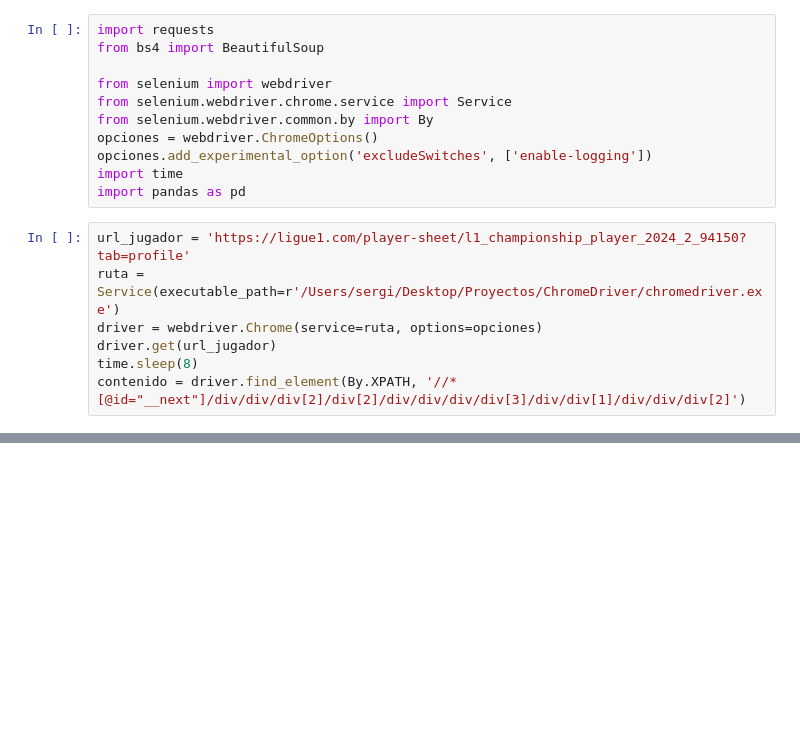
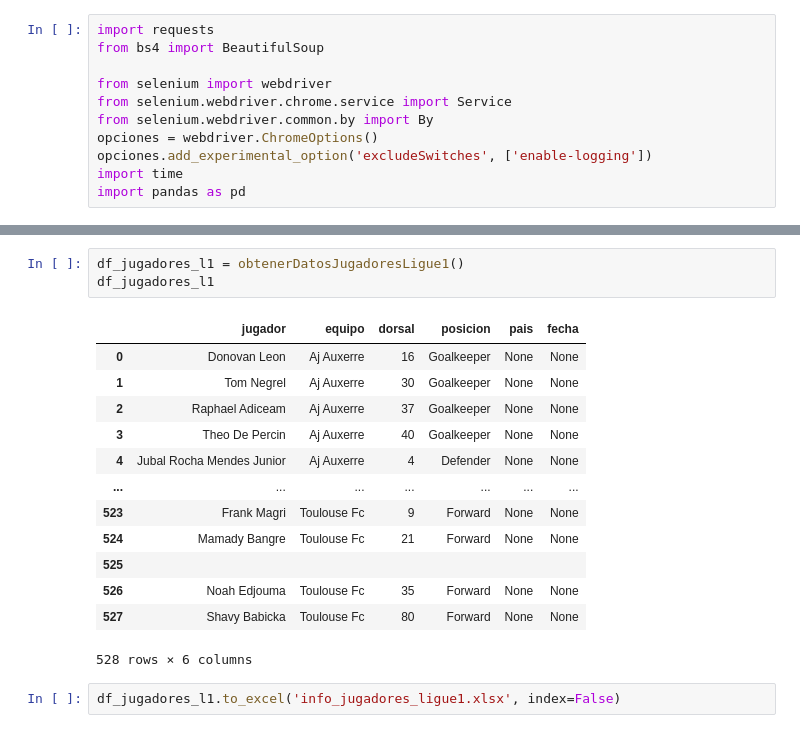
Before and after one commit to srgmrtnvqr/InfoJugadoresFutbol, a Jupyter notebook: descargar_datos.ipynb, the cells around one changed output, grey strips where cells are left out. Cells and saved outputs as stored; diff of their text form; blank space fills up the shorter version.

Commit message:
Comprobada la descarga de los datos de la Ligue 1.

```diff
--- a/descargar_datos.ipynb
+++ b/descargar_datos.ipynb
@@ -337,10 +337,3 @@ opciones = webdriver.ChromeOptions()
 opciones.add_experimental_option('excludeSwitches', ['enable-logging'])
 import time
 import pandas as pd
-# %%
-url_jugador = 'https://ligue1.com/player-sheet/l1_championship_player_2024_2_94150?tab=profile'
-ruta = Service(executable_path=r'/Users/sergi/Desktop/Proyectos/ChromeDriver/chromedriver.exe')
-driver = webdriver.Chrome(service=ruta, options=opciones)
-driver.get(url_jugador)
-time.sleep(8)
-contenido = driver.find_element(By.XPATH, '//*[@id="__next"]/div/div/div[2]/div[2]/div/div/div/div[3]/div/div[1]/div/div/div[2]')
@@ -359,0 +406,19 @@ def obtenerDatosJugadoresLigue():
+# %%
+df_jugadores_l1 = obtenerDatosJugadoresLigue1()
+df_jugadores_l1
+# %% [output]
+|  | jugador | equipo | dorsal | posicion | pais | fecha |
+| 0 | Donovan Leon | Aj Auxerre | 16 | Goalkeeper | None | None |
+| 1 | Tom Negrel | Aj Auxerre | 30 | Goalkeeper | None | None |
+| 2 | Raphael Adiceam | Aj Auxerre | 37 | Goalkeeper | None | None |
+| 3 | Theo De Percin | Aj Auxerre | 40 | Goalkeeper | None | None |
+| 4 | Jubal Rocha Mendes Junior | Aj Auxerre | 4 | Defender | None | None |
+| ... | ... | ... | ... | ... | ... | ... |
+| 523 | Frank Magri | Toulouse Fc | 9 | Forward | None | None |
+| 524 | Mamady Bangre | Toulouse Fc | 21 | Forward | None | None |
+| 525 |  |  |  |  |  |  |
+| 526 | Noah Edjouma | Toulouse Fc | 35 | Forward | None | None |
+| 527 | Shavy Babicka | Toulouse Fc | 80 | Forward | None | None |
+528 rows × 6 columns
+# %%
+df_jugadores_l1.to_excel('info_jugadores_ligue1.xlsx', index=False)
```
Also changed, not shown: parts of 3 cells of this notebook.
